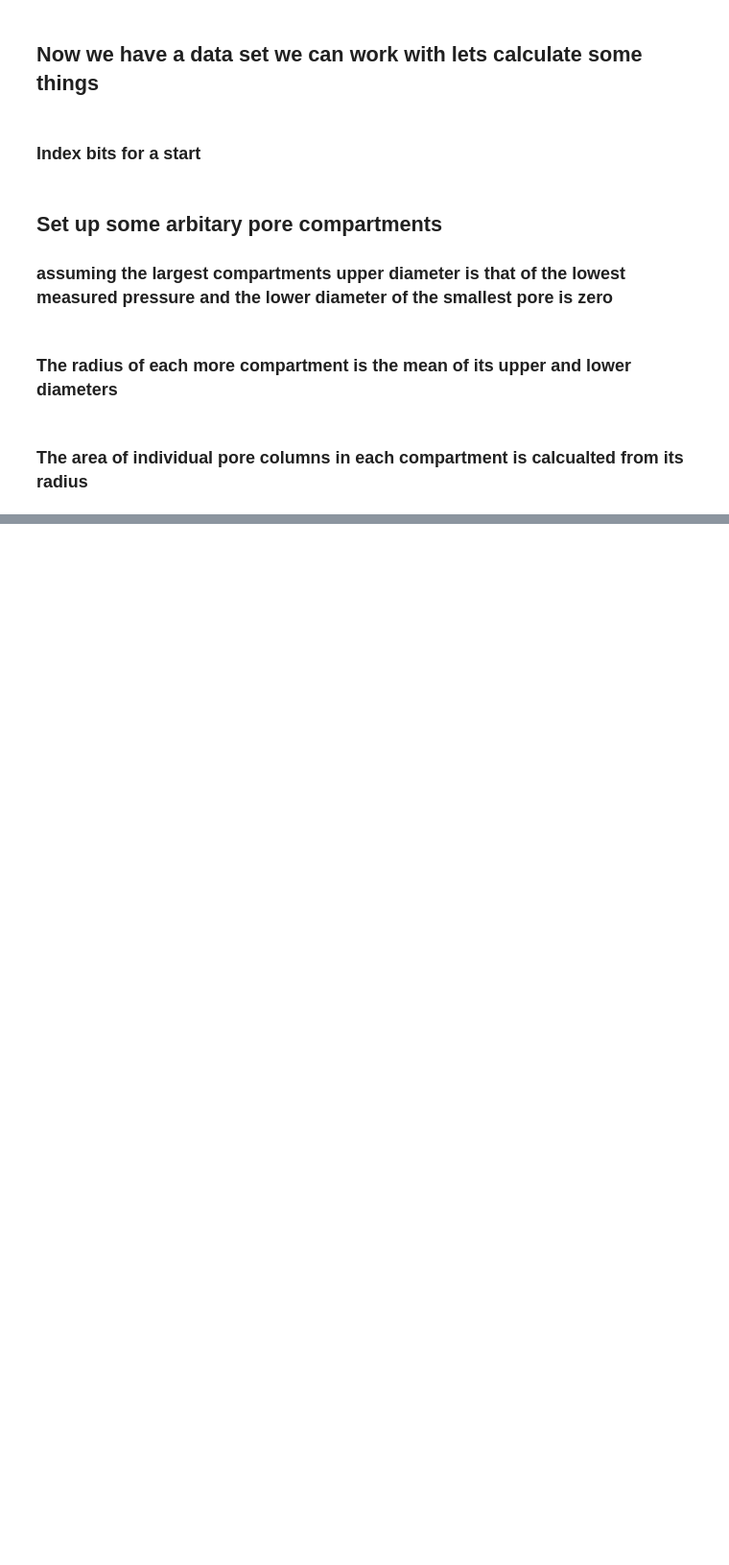
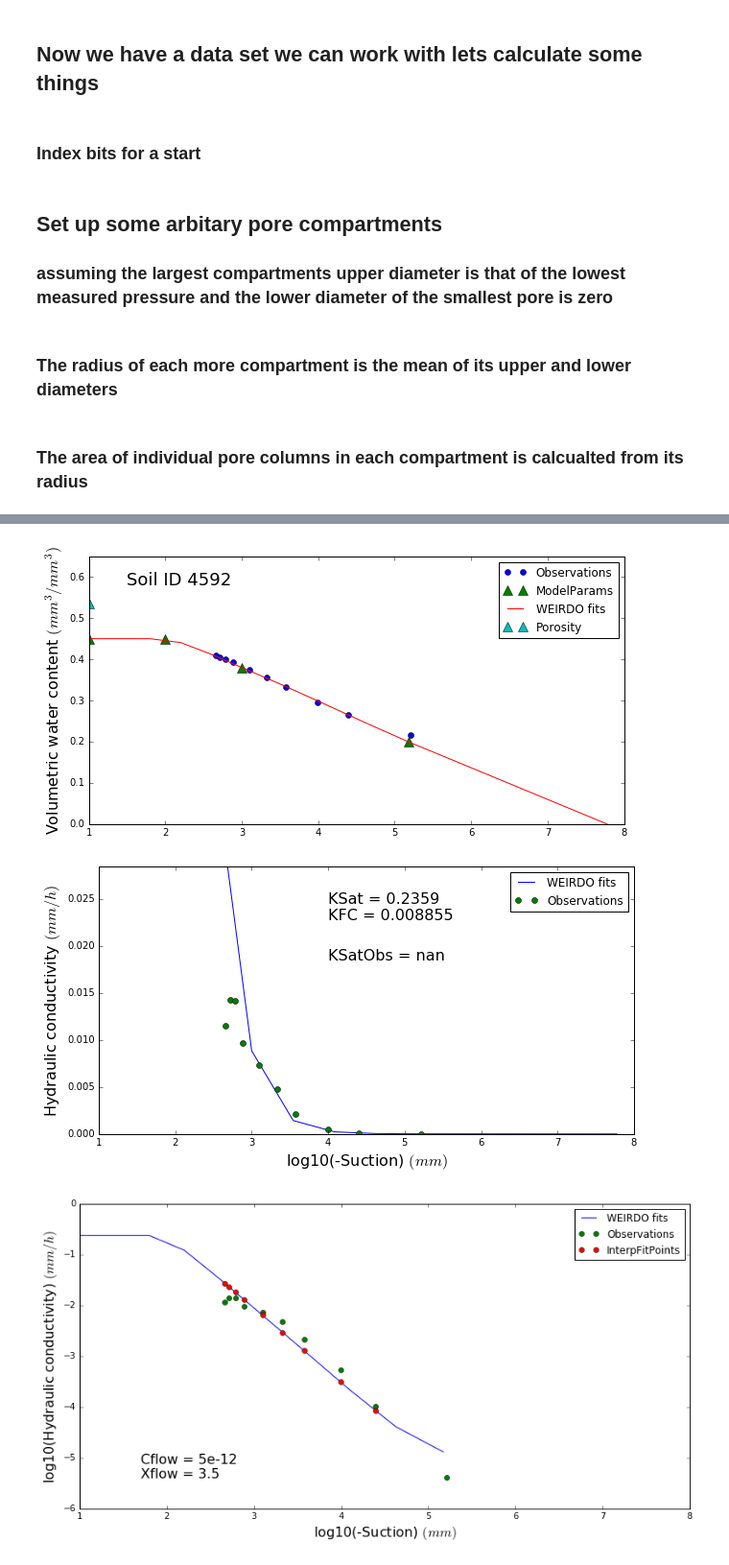
Before and after one commit to PlantandFoodResearch/MultiPoreWater, a Jupyter notebook: KParamFit.ipynb, the cells around one changed output, grey strips where cells are left out. Shown at 96% size. Cells and saved outputs as stored; diff of their text form; code cells hidden in the pictures; blank space fills up the shorter version.

```diff
--- a/KParamFit.ipynb
+++ b/KParamFit.ipynb
@@ -1197,0 +558,17 @@ GraphData.columns
+# %%
+Set = '4592'
+FitSAT = 0.45
+FitDUL = 0.38
+FitLL = 0.20
+psibub = -100  #Should be a value between -10 and -600
+
+lower = [0,0]
+upper = [.001,10]
+p0 = [6e-11,2.7]
+
+#FitNGraph(Set,FitSAT,FitDUL,FitLL,psibub,lower,upper,p0)
+ForceNGraph(Set,FitSAT,FitDUL,FitLL,psibub,5e-12,3.5)
+# %% [output]
+[figure, added]
+[figure, added]
+[figure, added]
```
Also changed, not shown: parts of 104 cells of this notebook, 5 other files.
